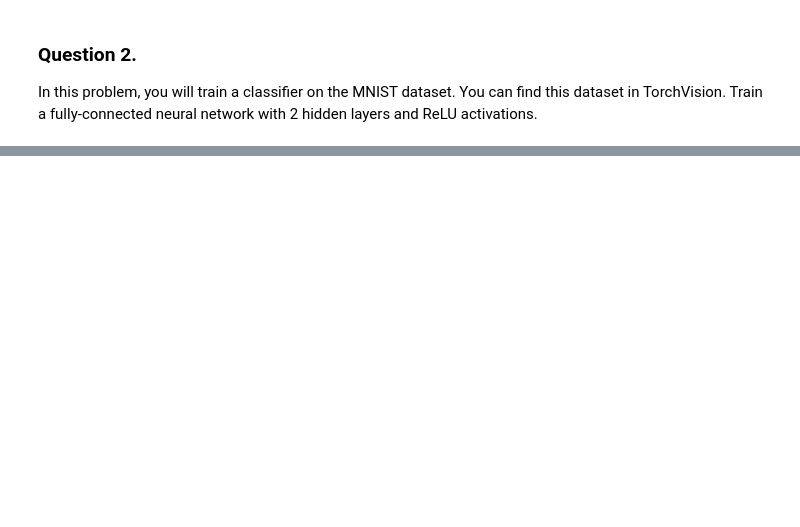
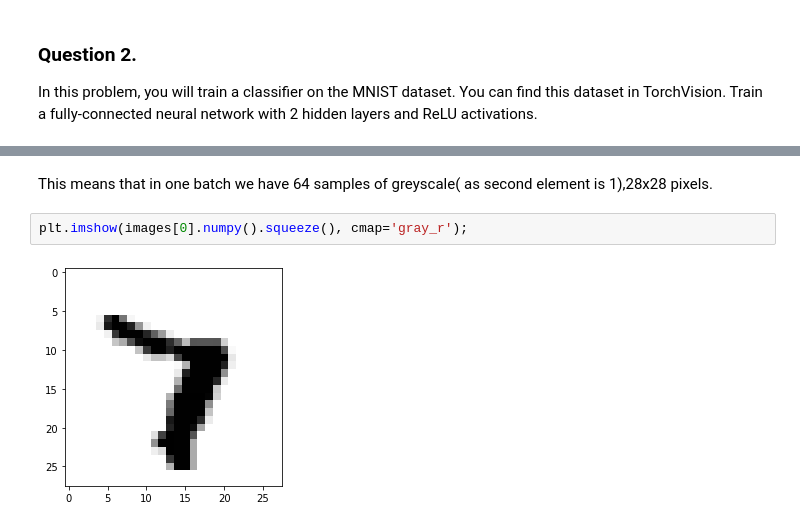
Before and after one commit to sharmasapna/deep-learning, a Jupyter notebook: CS7150-HW1.ipynb, the cells around one changed output, grey strips where cells are left out. Saved outputs shown, nothing was run; the diff lists cells and outputs as text; blank space fills up the shorter version.

```diff
--- a/CS7150-HW1.ipynb
+++ b/CS7150-HW1.ipynb
@@ -33,0 +77,6 @@ ImportError: cannot import name 'Variable' from 'torch' (/opt/anaconda3/envs/py3
+# %% [markdown]
+This means that in one batch we have 64 samples of greyscale( as second element is 1),28x28 pixels.
+# %%
+plt.imshow(images[0].numpy().squeeze(), cmap='gray_r');
+# %% [output]
+[figure, added]
```
Also changed, not shown: parts of 36 cells of this notebook.
